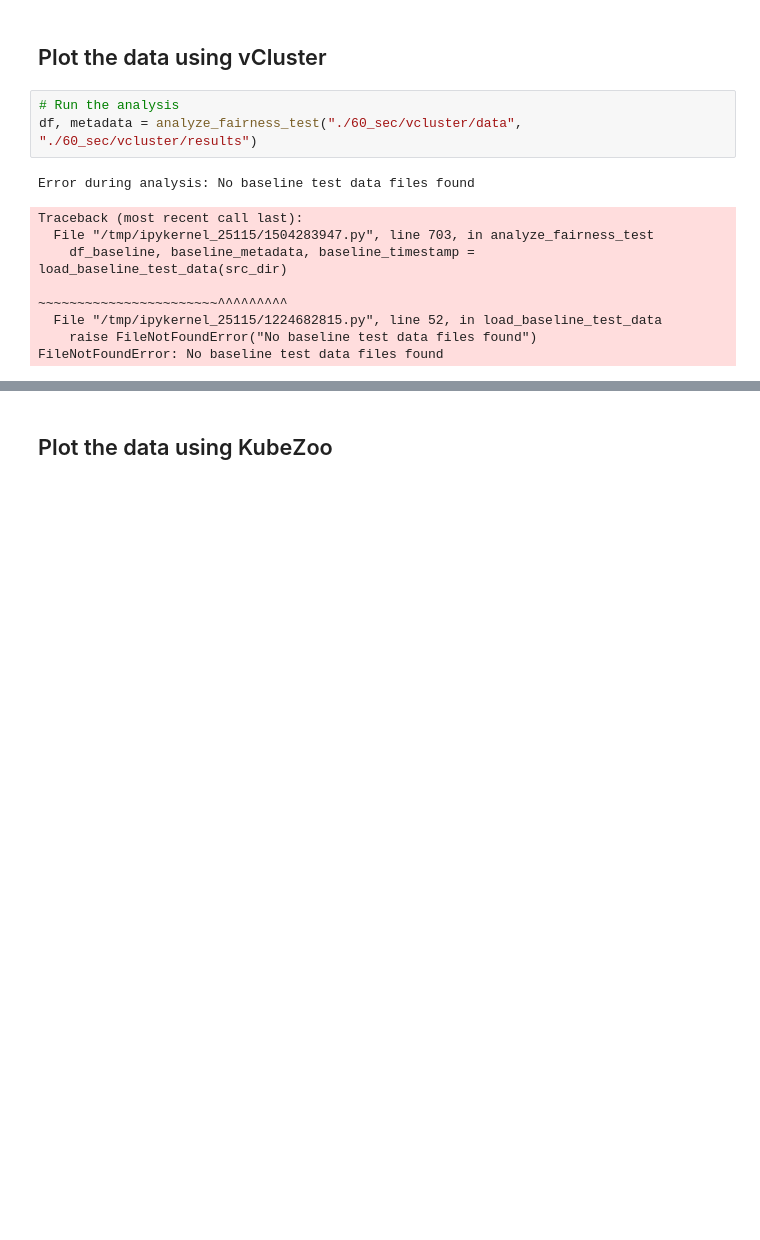
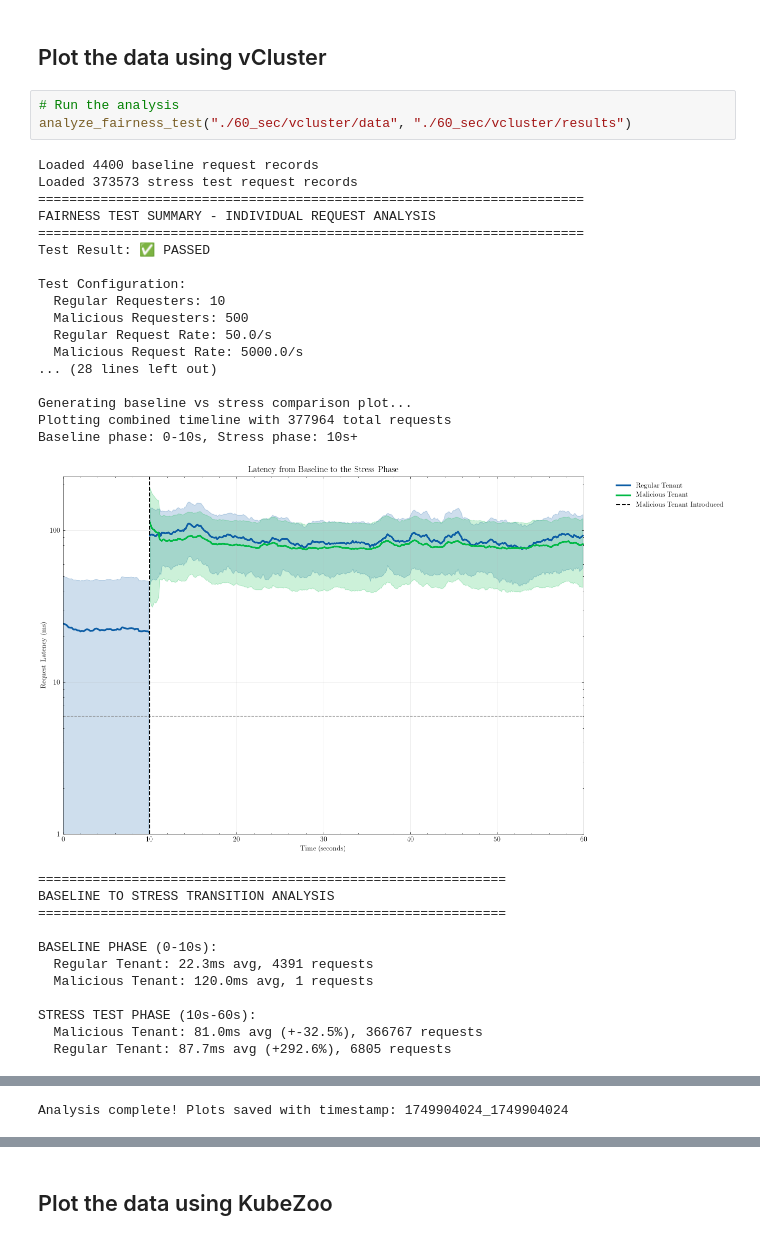
Before and after one commit to attilio-oliva/kumuteva, a Jupyter notebook: fairness_results/fairness_analyzer.ipynb, the cells around one changed output, grey strips where cells are left out. Drawn from its saved outputs; the diff is of its cells as text; blank space fills up the shorter version.

```diff
--- a/fairness_results/fairness_analyzer.ipynb
+++ b/fairness_results/fairness_analyzer.ipynb
@@ -1190,13 +1496,34 @@ and the following error:
 ## Plot the data using vCluster
 # %%
 # Run the analysis
-df, metadata = analyze_fairness_test("./60_sec/vcluster/data", "./60_sec/vcluster/results")
+analyze_fairness_test("./60_sec/vcluster/data", "./60_sec/vcluster/results")
 # %% [output]
-Error during analysis: No baseline test data files found
+Loaded 4400 baseline request records
+Loaded 373573 stress test request records
+======================================================================
+FAIRNESS TEST SUMMARY - INDIVIDUAL REQUEST ANALYSIS
+======================================================================
+Test Result: ✅ PASSED
+
+Test Configuration:
+  Regular Requesters: 10
+  Malicious Requesters: 500
+  Regular Request Rate: 50.0/s
+  Malicious Request Rate: 5000.0/s
+... (28 lines left out)
+
+Generating baseline vs stress comparison plot...
+Plotting combined timeline with 377964 total requests
+Baseline phase: 0-10s, Stress phase: 10s+
+[figure, added]
-Traceback (most recent call last):
-  File "/tmp/ipykernel_25115/1504283947.py", line 703, in analyze_fairness_test
-    df_baseline, baseline_metadata, baseline_timestamp = load_baseline_test_data(src_dir)
-                                                         ~~~~~~~~~~~~~~~~~~~~~~~^^^^^^^^^
-  File "/tmp/ipykernel_25115/1224682815.py", line 52, in load_baseline_test_data
-    raise FileNotFoundError("No baseline test data files found")
-FileNotFoundError: No baseline test data files found
+============================================================
+BASELINE TO STRESS TRANSITION ANALYSIS
+============================================================
+
+BASELINE PHASE (0-10s):
+  Regular Tenant: 22.3ms avg, 4391 requests
+  Malicious Tenant: 120.0ms avg, 1 requests
+
+STRESS TEST PHASE (10s-60s):
+  Malicious Tenant: 81.0ms avg (+-32.5%), 366767 requests
+  Regular Tenant: 87.7ms avg (+292.6%), 6805 requests
@@ -1202,0 +1534 @@ FileNotFoundError: No baseline test data files found
+Analysis complete! Plots saved with timestamp: 1749904024_1749904024
```
Also changed, not shown: parts of 11 cells of this notebook.
